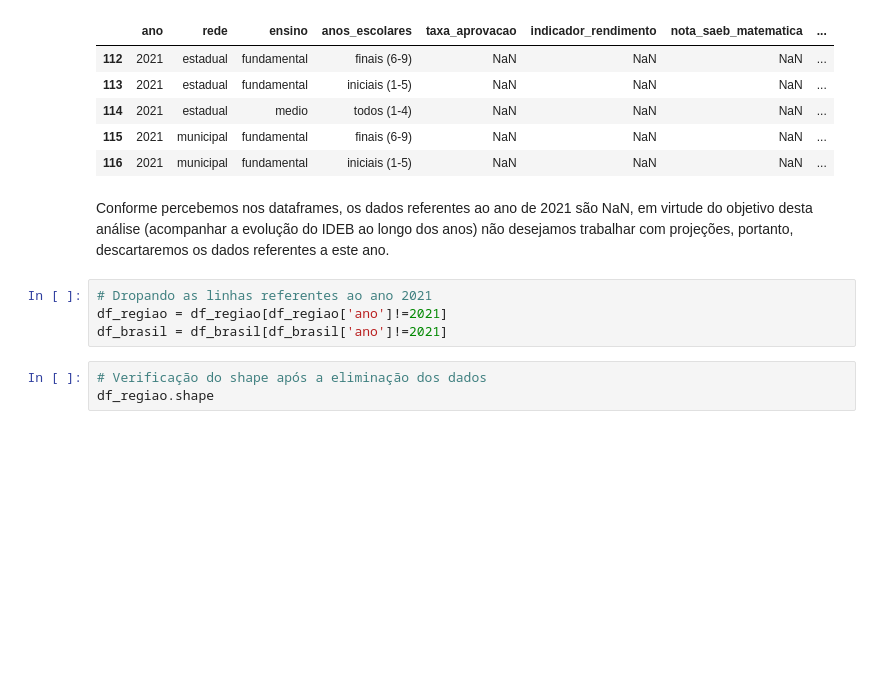
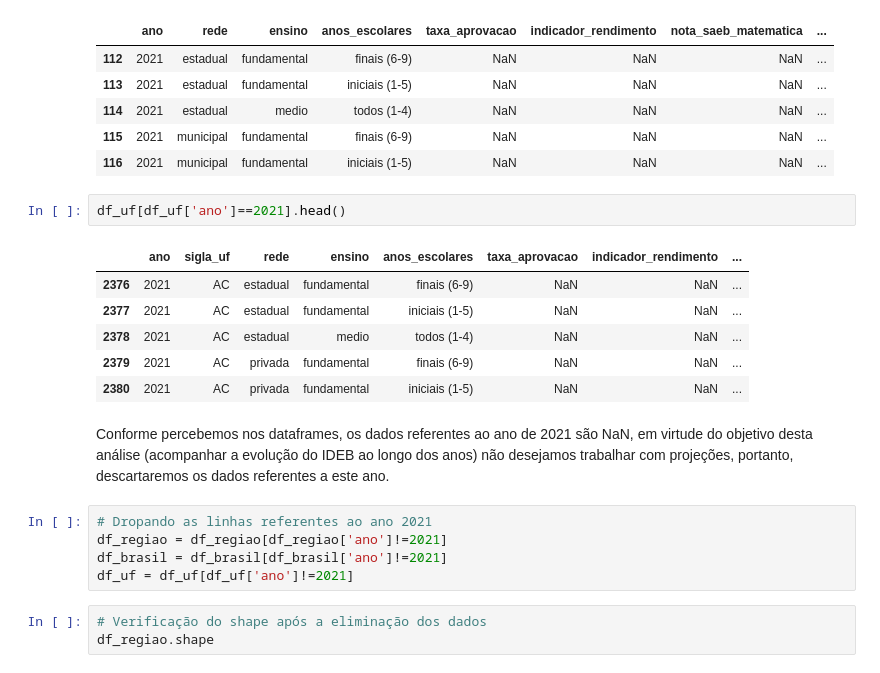
Before and after one commit to gustavolenin/-ndice-de-Desenvolvimento-da-Educa-o-B-sica-Ideb-, a Jupyter notebook: Índice_de_Desenvolvimento_da_Educação_Básica_(Ideb).ipynb, the cells around one changed output. Cells and saved outputs as stored; diff of their text form; blank space fills up the shorter version.

```diff
--- a/Índice_de_Desenvolvimento_da_Educação_Básica_(Ideb).ipynb
+++ b/Índice_de_Desenvolvimento_da_Educação_Básica_(Ideb).ipynb
@@ -197,12 +266,22 @@ df_brasil[df_brasil['ano'] == 2021].head()
 | 114 | 2021 | estadual | medio | todos (1-4) | NaN | NaN | NaN | ... |
 | 115 | 2021 | municipal | fundamental | finais (6-9) | NaN | NaN | NaN | ... |
 | 116 | 2021 | municipal | fundamental | iniciais (1-5) | NaN | NaN | NaN | ... |
+# %%
+df_uf[df_uf['ano']==2021].head()
+# %% [output]
+|  | ano | sigla_uf | rede | ensino | anos_escolares | taxa_aprovacao | indicador_rendimento | ... |
+| 2376 | 2021 | AC | estadual | fundamental | finais (6-9) | NaN | NaN | ... |
+| 2377 | 2021 | AC | estadual | fundamental | iniciais (1-5) | NaN | NaN | ... |
+| 2378 | 2021 | AC | estadual | medio | todos (1-4) | NaN | NaN | ... |
+| 2379 | 2021 | AC | privada | fundamental | finais (6-9) | NaN | NaN | ... |
+| 2380 | 2021 | AC | privada | fundamental | iniciais (1-5) | NaN | NaN | ... |
 # %% [markdown]
 Conforme percebemos nos dataframes, os dados referentes ao ano de 2021 são NaN, em virtude do objetivo desta análise (acompanhar a evolução do IDEB ao longo dos anos) não desejamos trabalhar com projeções, portanto, descartaremos os dados referentes a este ano.
 # %%
 # Dropando as linhas referentes ao ano 2021
 df_regiao = df_regiao[df_regiao['ano']!=2021]
 df_brasil = df_brasil[df_brasil['ano']!=2021]
+df_uf = df_uf[df_uf['ano']!=2021]
 # %%
 # Verificação do shape após a eliminação dos dados
 df_regiao.shape
```
Also changed, not shown: parts of 10 cells of this notebook.
